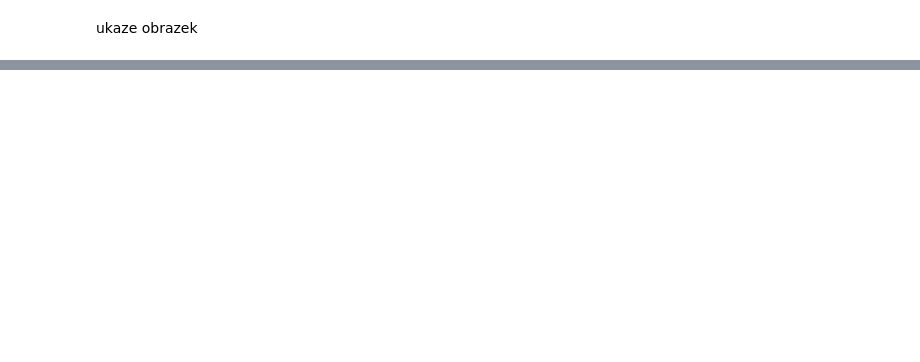
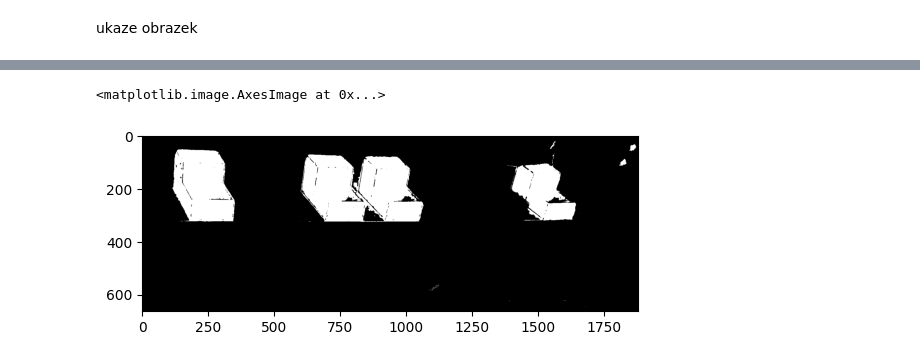
Before and after one commit to KrivkaJ/ESP32CAM_object-detection, a Jupyter notebook: photo_processing.ipynb, the cells around one changed output, grey strips where cells are left out. Drawn from its saved outputs; the diff is of its cells as text; code cells hidden in the pictures; blank space fills up the shorter version.

```diff
--- a/photo_processing.ipynb
+++ b/photo_processing.ipynb
@@ -273,0 +260,13 @@ tensor([[2.5260e+03, 2.0262e+03, 3.3907e+03, 2.7790e+03, 9.5065e-01, 7.7000e+01]
+# %%
+img = cv2.cvtColor(img, cv2.COLOR_BGR2HSV)
+mask = cv2.inRange(img,low,high)
+contours, hierarchy = cv2.findContours(mask, cv2.RETR_EXTERNAL, cv2.CHAIN_APPROX_SIMPLE )
+if len(contours) != 0:
+    for contour in contours:
+        if cv2.contourArea(contour) > 1000:
+            x,y,w,h = cv2.boundingRect(contour)
+            cv2.rectangle(img, (x,y),(x+w,y+h),(0,255,255),5)
+plt.imshow(cv2.cvtColor(mask, cv2.COLOR_BGR2RGB))
+# %% [output]
+<matplotlib.image.AxesImage at 0x...>
+[figure, added]
```
Also changed, not shown: parts of 13 cells of this notebook, 2 other files.
